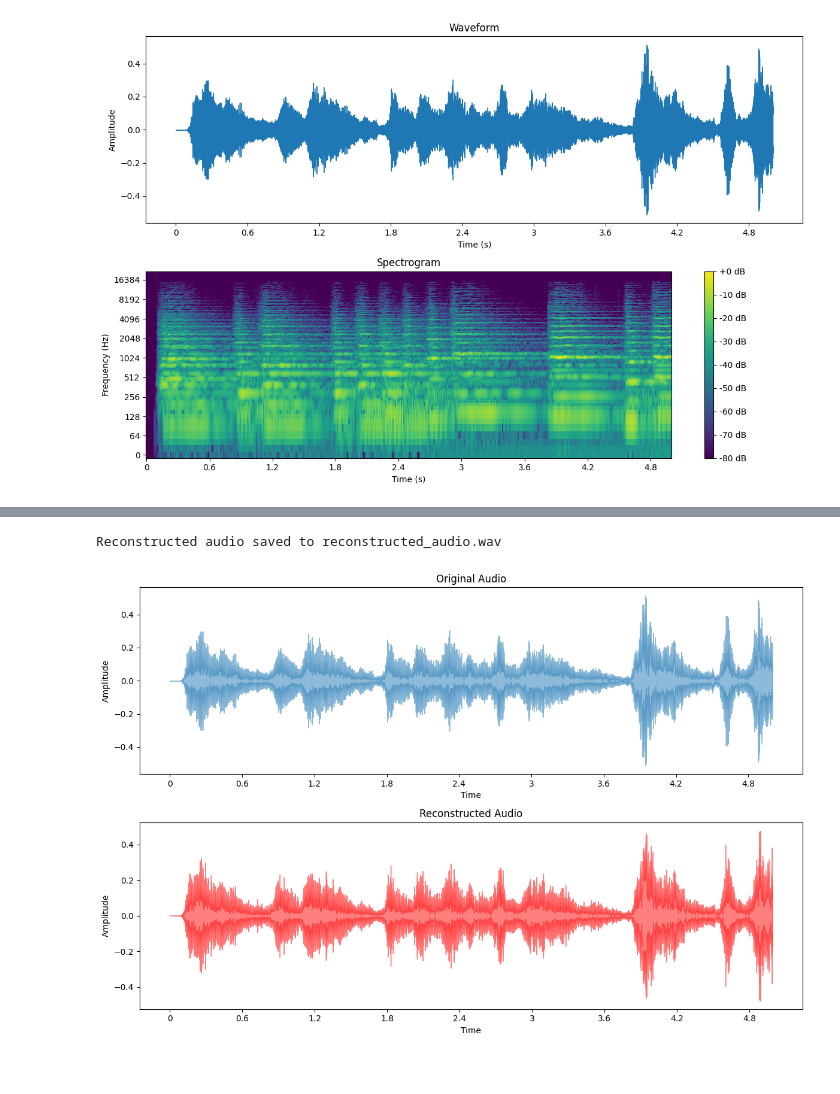
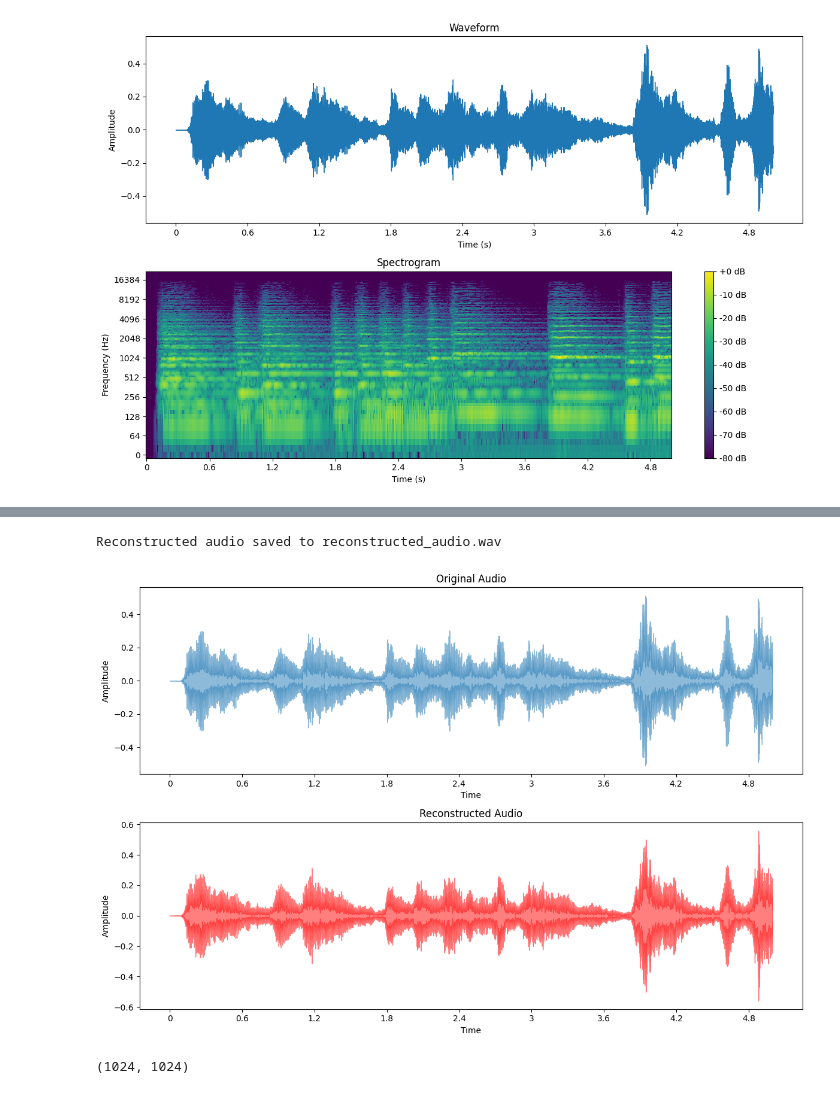
Before and after one commit to mharunturkmenoglu/aud2image, a Jupyter notebook: spec2music.ipynb, the cells around one changed output, grey strips where cells are left out. Saved outputs shown, nothing was run; the diff lists cells and outputs as text; code cells hidden in the pictures.

```diff
--- a/spec2music.ipynb
+++ b/spec2music.ipynb
@@ -162,11 +185,11 @@ Reconstructed audio saved to reconstructed_audio.wav
 # %%
  # Load an example audio file
 audio_file = "samples/classical_segment_001.wav"
-y, sr = librosa.load(audio_file, sr=None)
+y, sr = librosa.load(audio_file, sr=52400)
 
 # Parameters for STFT
-n_fft = 2048
-hop_length = 512
+n_fft = 2046
+hop_length = 256
 win_length = 1024
 
 # Compute the STFT (spectrogram)
@@ -178,31 +201,35 @@ reconstructed_audio = griffin_lim(
     spectrogram,
     n_fft=n_fft,
     hop_length=hop_length,
     win_length=win_length
 )
 
 # Save the reconstructed audio
 output_file = "reconstructed_audio.wav"
 sf.write(output_file, reconstructed_audio, sr)
 print(f"Reconstructed audio saved to {output_file}")
 
 # Plot the original and reconstructed signals
 plt.figure(figsize=(12, 8))
 
 plt.subplot(2, 1, 1)
 librosa.display.waveshow(y, sr=sr, alpha=0.5)
 plt.title("Original Audio")
 plt.xlabel("Time")
 plt.ylabel("Amplitude")
 
 plt.subplot(2, 1, 2)
 librosa.display.waveshow(reconstructed_audio, sr=sr, color='r', alpha=0.5)
 plt.title("Reconstructed Audio")
 plt.xlabel("Time")
 plt.ylabel("Amplitude")
 
 plt.tight_layout()
 plt.show()
 # %% [output]
 Reconstructed audio saved to reconstructed_audio.wav
-[figure, old version]
+[figure, new version]
+# %%
+spectrogram.shape
+# %% [output]
+(1024, 1024)
```
Also changed, not shown: parts of 7 cells of this notebook.
